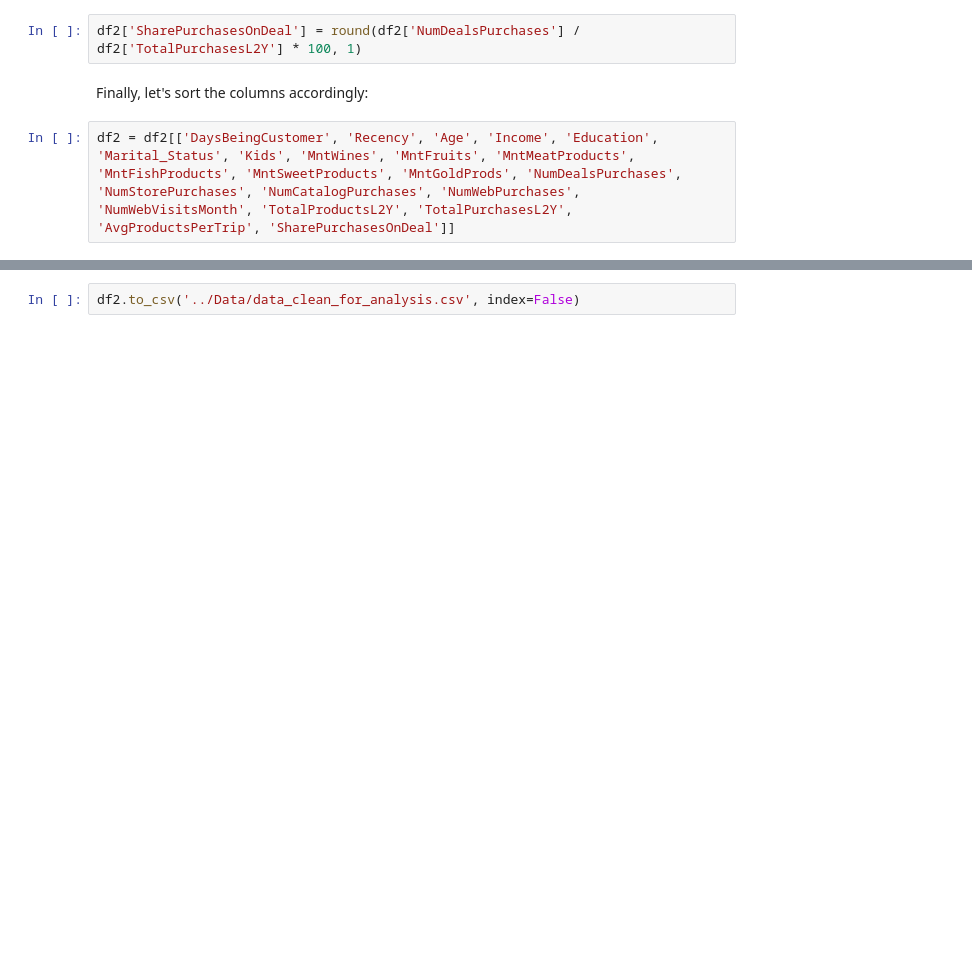
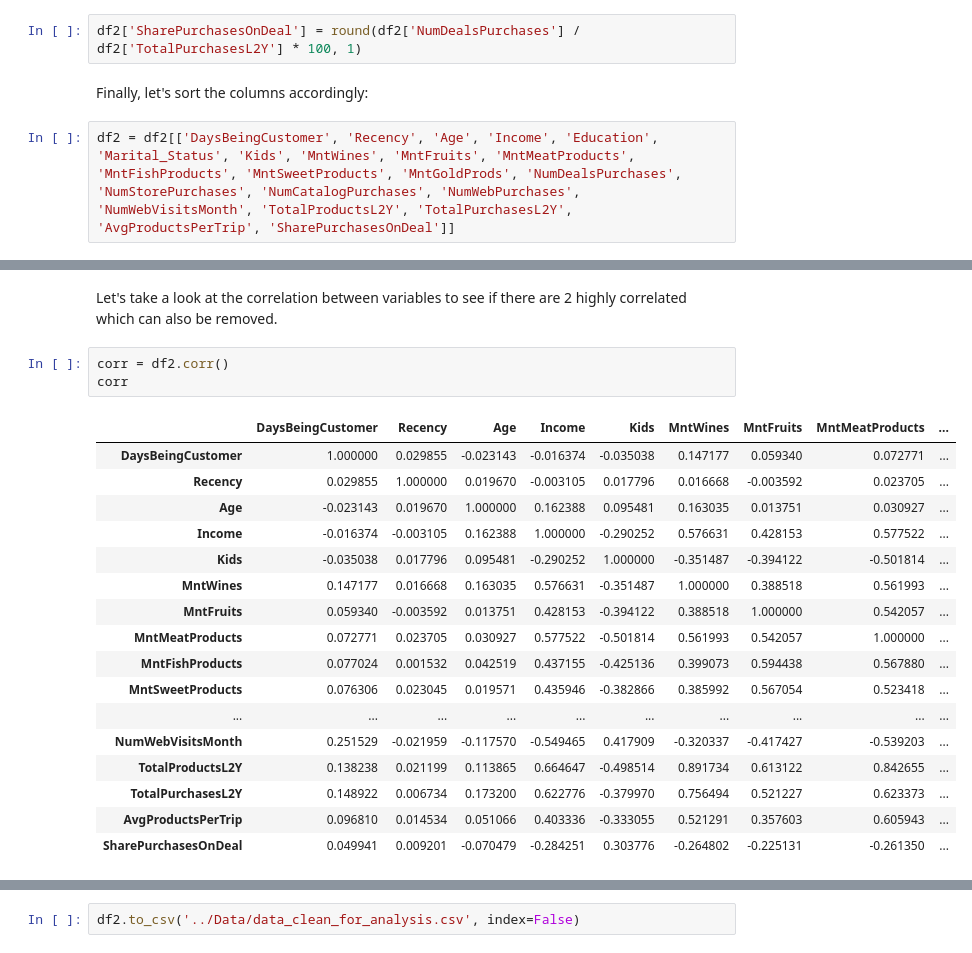
Before and after one commit to mariaperezdeayalas/Customer-Segmentation-Final-Project-, a Jupyter notebook: Notebooks/1. Cleaning & Exploring the data.ipynb, the cells around one changed output, grey strips where cells are left out. Saved outputs shown, nothing was run; the diff lists cells and outputs as text; blank space fills up the shorter version.

```diff
--- a/Notebooks/1. Cleaning & Exploring the data.ipynb
+++ b/Notebooks/1. Cleaning & Exploring the data.ipynb
@@ -488 +497,24 @@ df2.sample()
 1 rows × 22 columns
+# %% [markdown]
+Let's take a look at the correlation between variables to see if there are 2 highly correlated which can also be removed.
+# %%
+corr = df2.corr()
+corr
+# %% [output]
+|  | DaysBeingCustomer | Recency | Age | Income | Kids | MntWines | MntFruits | MntMeatProducts | ... |
+| DaysBeingCustomer | 1.000000 | 0.029855 | -0.023143 | -0.016374 | -0.035038 | 0.147177 | 0.059340 | 0.072771 | ... |
+| Recency | 0.029855 | 1.000000 | 0.019670 | -0.003105 | 0.017796 | 0.016668 | -0.003592 | 0.023705 | ... |
+| Age | -0.023143 | 0.019670 | 1.000000 | 0.162388 | 0.095481 | 0.163035 | 0.013751 | 0.030927 | ... |
+| Income | -0.016374 | -0.003105 | 0.162388 | 1.000000 | -0.290252 | 0.576631 | 0.428153 | 0.577522 | ... |
+| Kids | -0.035038 | 0.017796 | 0.095481 | -0.290252 | 1.000000 | -0.351487 | -0.394122 | -0.501814 | ... |
+| MntWines | 0.147177 | 0.016668 | 0.163035 | 0.576631 | -0.351487 | 1.000000 | 0.388518 | 0.561993 | ... |
+| MntFruits | 0.059340 | -0.003592 | 0.013751 | 0.428153 | -0.394122 | 0.388518 | 1.000000 | 0.542057 | ... |
+| MntMeatProducts | 0.072771 | 0.023705 | 0.030927 | 0.577522 | -0.501814 | 0.561993 | 0.542057 | 1.000000 | ... |
+| MntFishProducts | 0.077024 | 0.001532 | 0.042519 | 0.437155 | -0.425136 | 0.399073 | 0.594438 | 0.567880 | ... |
+| MntSweetProducts | 0.076306 | 0.023045 | 0.019571 | 0.435946 | -0.382866 | 0.385992 | 0.567054 | 0.523418 | ... |
+| ... | ... | ... | ... | ... | ... | ... | ... | ... | ... |
+| NumWebVisitsMonth | 0.251529 | -0.021959 | -0.117570 | -0.549465 | 0.417909 | -0.320337 | -0.417427 | -0.539203 | ... |
+| TotalProductsL2Y | 0.138238 | 0.021199 | 0.113865 | 0.664647 | -0.498514 | 0.891734 | 0.613122 | 0.842655 | ... |
+| TotalPurchasesL2Y | 0.148922 | 0.006734 | 0.173200 | 0.622776 | -0.379970 | 0.756494 | 0.521227 | 0.623373 | ... |
+| AvgProductsPerTrip | 0.096810 | 0.014534 | 0.051066 | 0.403336 | -0.333055 | 0.521291 | 0.357603 | 0.605943 | ... |
+| SharePurchasesOnDeal | 0.049941 | 0.009201 | -0.070479 | -0.284251 | 0.303776 | -0.264802 | -0.225131 | -0.261350 | ... |
```
Also changed, not shown: parts of 14 cells of this notebook, 2 other files.
